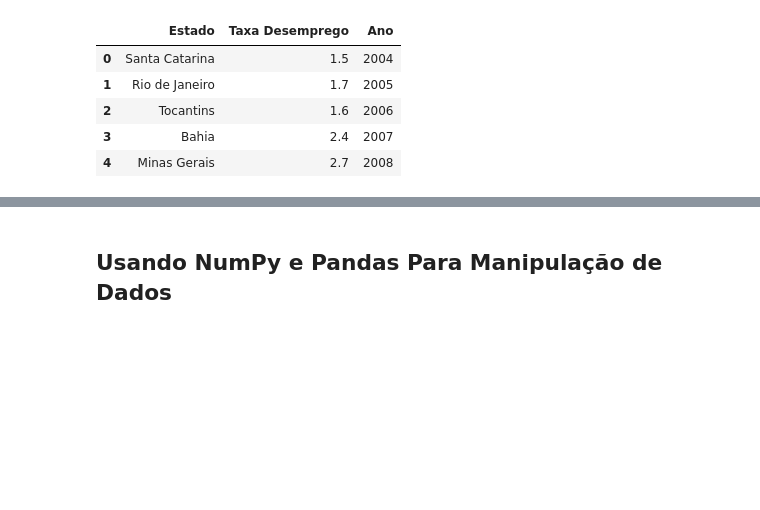
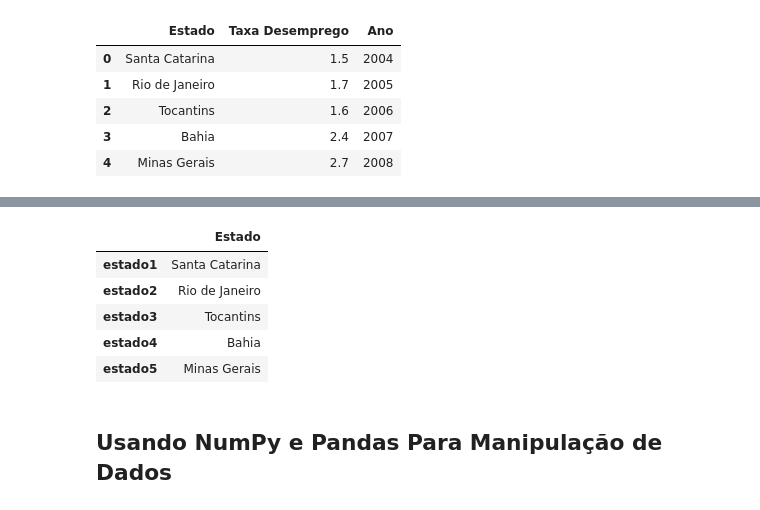
Before and after one commit to lfmldev/Python-Fundamentos-DSA, a Jupyter notebook: Cap10/DSA-Python-Cap10-Pandas.ipynb, the cells around one changed output, grey strips where cells are left out. Drawn from its saved outputs; the diff is of its cells as text; code cells hidden in the pictures; blank space fills up the shorter version.

```diff
--- a/Cap10/DSA-Python-Cap10-Pandas.ipynb
+++ b/Cap10/DSA-Python-Cap10-Pandas.ipynb
@@ -96,3 +136,13 @@ df2.filter(items = ['estado3'], axis = 0)
+# %%
+# Outra forma de filtrar pela coluna
+df2.filter(items = ['Estado'], axis = 1)
+# %% [output]
+|  | Estado |
+| estado1 | Santa Catarina |
+| estado2 | Rio de Janeiro |
+| estado3 | Tocantins |
+| estado4 | Bahia |
+| estado5 | Minas Gerais |
 # %% [markdown]
 ## Usando NumPy e Pandas Para Manipulação de Dados
 # %%
```
Also changed, not shown: parts of 70 cells of this notebook, 3 other files.
